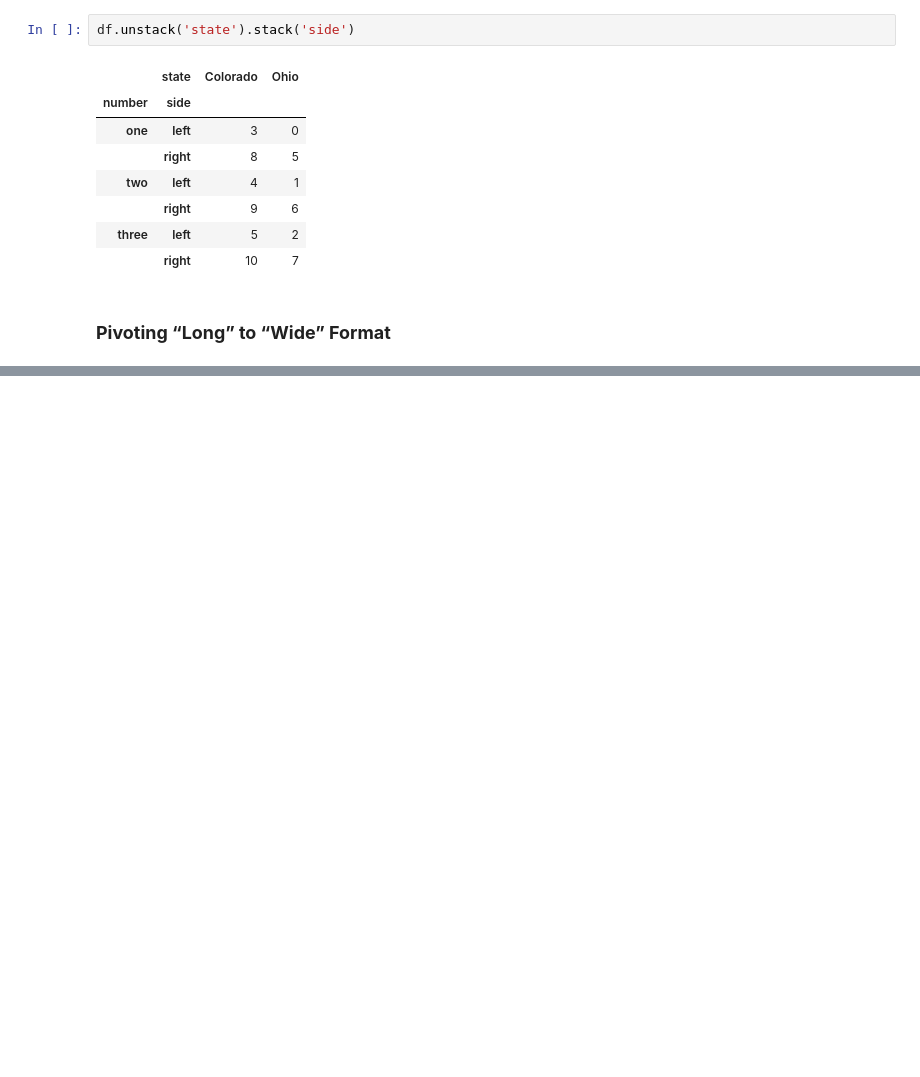
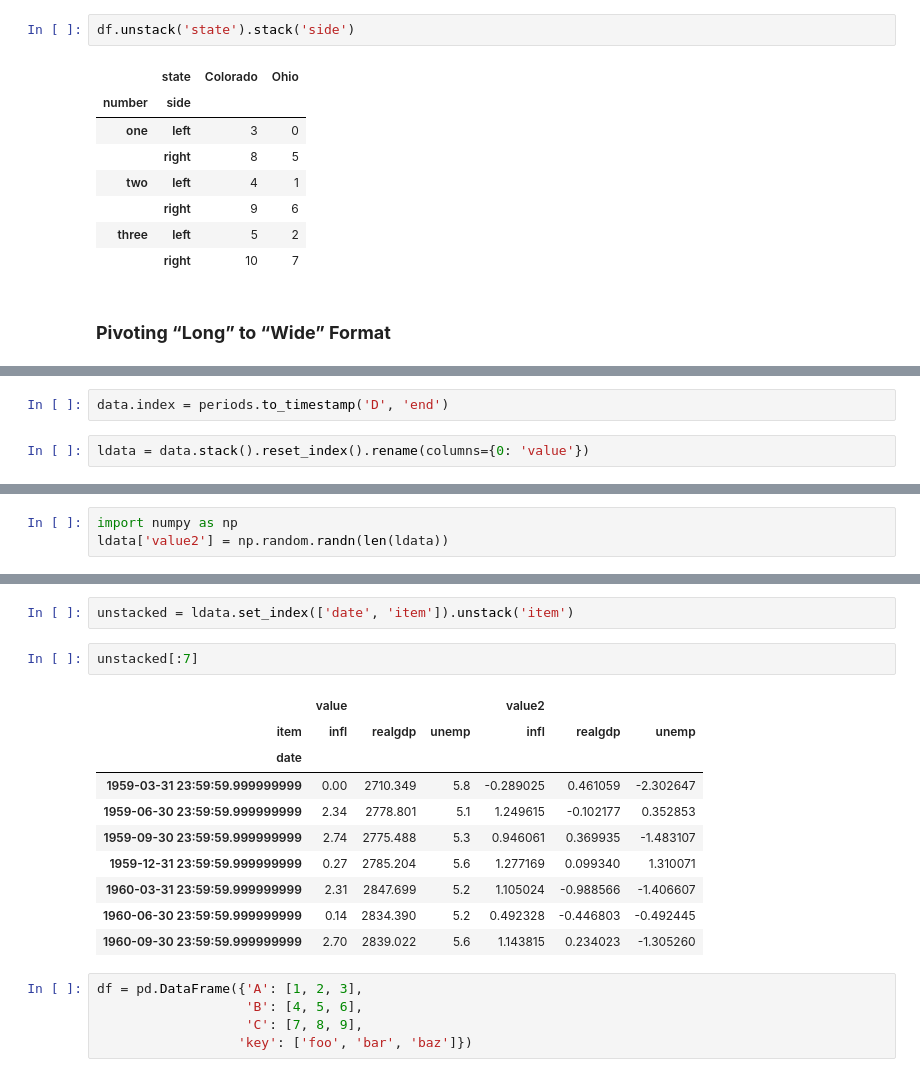
Before and after one commit to aycabingul/-Python-for-Data-Analysis, a Jupyter notebook: notebooks/Chapter8/Chapter8.ipynb, the cells around one changed output, grey strips where cells are left out. Cells and saved outputs as stored; diff of their text form; blank space fills up the shorter version.

```diff
--- a/notebooks/Chapter8/Chapter8.ipynb
+++ b/notebooks/Chapter8/Chapter8.ipynb
@@ -964,0 +983,4 @@ df.unstack('state').stack('side')
+# %%
+data.index = periods.to_timestamp('D', 'end')
+# %%
+ldata = data.stack().reset_index().rename(columns={0: 'value'})
@@ -964,0 +1020,3 @@ df.unstack('state').stack('side')
+# %%
+import numpy as np
+ldata['value2'] = np.random.randn(len(ldata))
@@ -964,0 +1060,20 @@ df.unstack('state').stack('side')
+# %%
+unstacked = ldata.set_index(['date', 'item']).unstack('item')
+# %%
+unstacked[:7]
+# %% [output]
+|  | value |  |  | value2 |  |  |
+| item | infl | realgdp | unemp | infl | realgdp | unemp |
+| date |  |  |  |  |  |  |
+| 1959-03-31 23:59:59.999999999 | 0.00 | 2710.349 | 5.8 | -0.289025 | 0.461059 | -2.302647 |
+| 1959-06-30 23:59:59.999999999 | 2.34 | 2778.801 | 5.1 | 1.249615 | -0.102177 | 0.352853 |
+| 1959-09-30 23:59:59.999999999 | 2.74 | 2775.488 | 5.3 | 0.946061 | 0.369935 | -1.483107 |
+| 1959-12-31 23:59:59.999999999 | 0.27 | 2785.204 | 5.6 | 1.277169 | 0.099340 | 1.310071 |
+| 1960-03-31 23:59:59.999999999 | 2.31 | 2847.699 | 5.2 | 1.105024 | -0.988566 | -1.406607 |
+| 1960-06-30 23:59:59.999999999 | 0.14 | 2834.390 | 5.2 | 0.492328 | -0.446803 | -0.492445 |
+| 1960-09-30 23:59:59.999999999 | 2.70 | 2839.022 | 5.6 | 1.143815 | 0.234023 | -1.305260 |
+# %%
+df = pd.DataFrame({'A': [1, 2, 3],
+                   'B': [4, 5, 6],
+                   'C': [7, 8, 9],
+                  'key': ['foo', 'bar', 'baz']})
```
Also changed, not shown: parts of 22 cells of this notebook, 1 other file.
